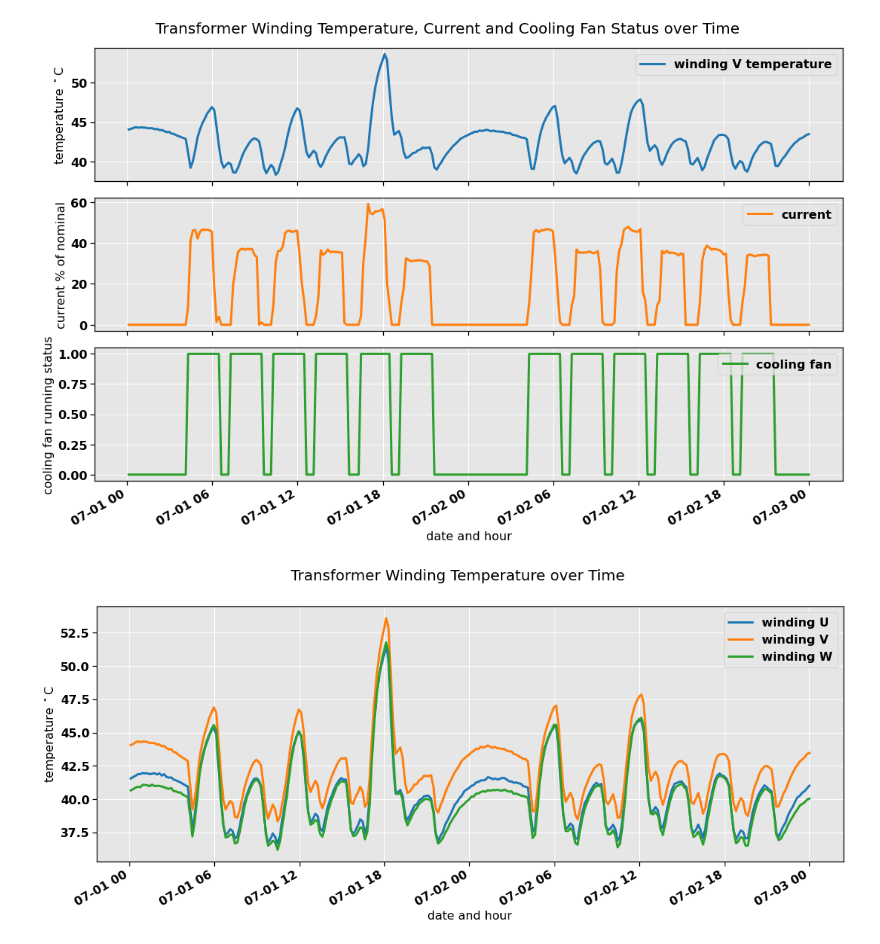
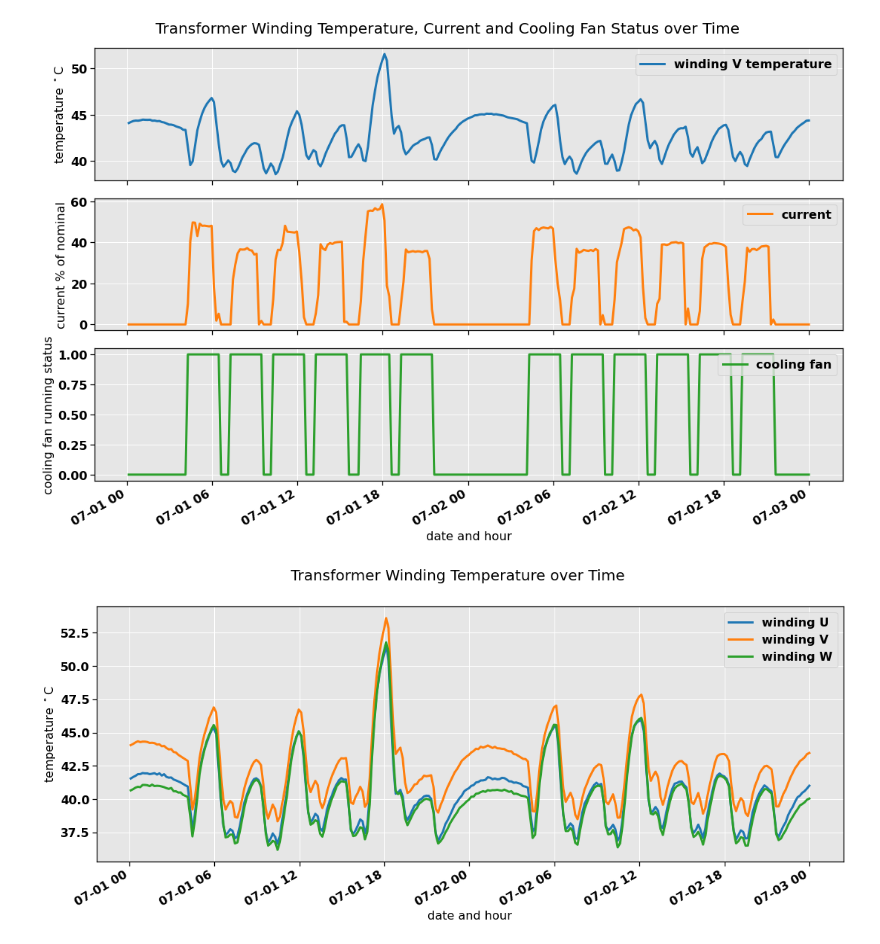
Before and after one commit to fonstelien/FYS-STK4155, a Jupyter notebook: project3/source/project3.ipynb, the cells around one changed output. Cells and saved outputs as stored; diff of their text form; code cells hidden in the pictures.

```diff
--- a/project3/source/project3.ipynb
+++ b/project3/source/project3.ipynb
@@ -37,40 +37,40 @@ plt.rc('figure', titlesize=LARGE)  # fontsize of the figure title
 
 COLORS = plt.rcParams['axes.prop_cycle'].by_key()['color']
 # %%
-temperatureX = utils.parse_file('data/pcu2/Supply trafo A winding 2U temp.csv', 'tempX')
-temperatureY = utils.parse_file('data/pcu2/Supply trafo A winding 2V temp.csv', 'tempY')
-temperatureZ = utils.parse_file('data/pcu2/Supply trafo A winding 2W temp.csv', 'tempZ')
-auxiliaries = utils.parse_file('data/pcu1/AUX ON from PCU.csv', 'aux')
-current = utils.parse_file('data/pt4/i1.csv', 'I')
+temperatureX = utils.parse_file('data/temp2U.csv', 'tempX')
+temperatureY = utils.parse_file('data/temp2V.csv', 'tempY')
+temperatureZ = utils.parse_file('data/temp2W.csv', 'tempZ')
+auxiliaries = utils.parse_file('data/cooling-fan.csv', 'aux')
+current = utils.parse_file('data/phase-current.csv', 'I')
 # %%
 fig, axes = plt.subplots(nrows=3, ncols=1, figsize=(15,10), sharex=True)
 fig.suptitle('Transformer Winding Temperature, Current and Cooling Fan Status over Time', fontsize=LARGE)
 
 temp_name = 'tempY'
 operation = utils.align(auxiliaries, current, temperatureY)
 start='2018-07-01 00:00:00'
 end='2018-07-03 00:00:00'
 
 ax = axes[0]
 operation[temp_name][start:end].plot(ax=ax, label='winding V temperature')
 ax.set_ylabel('temperature $^\circ$C')
 ax.legend(loc='upper right')
 
 ax = axes[1]
 (operation['I'] / 630 * 100)[start:end].plot(ax=ax, color=COLORS[1], label='current')
 ax.set_ylabel('current % of nominal')
 ax.legend(loc='upper right')
 
 ax = axes[2]
-operation['aux_on'][start:end].plot(ax=ax, color=COLORS[2], label='cooling fan')
+operation['aux'][start:end].plot(ax=ax, color=COLORS[2], label='cooling fan')
 ax.set_ylabel('cooling fan running status')
 ax.set_xlabel('date and hour')
 ax.legend(loc='upper right')
 
 plt.tight_layout()
 plt.show()
 # %% [output]
-[figure, old version]
+[figure, new version]
 # %%
 fig, axes = plt.subplots(nrows=1, ncols=1, figsize=(18,7))
 fig.suptitle('Transformer Winding Temperature over Time', fontsize=LARGE)
```
Also changed, not shown: 2 other files.
